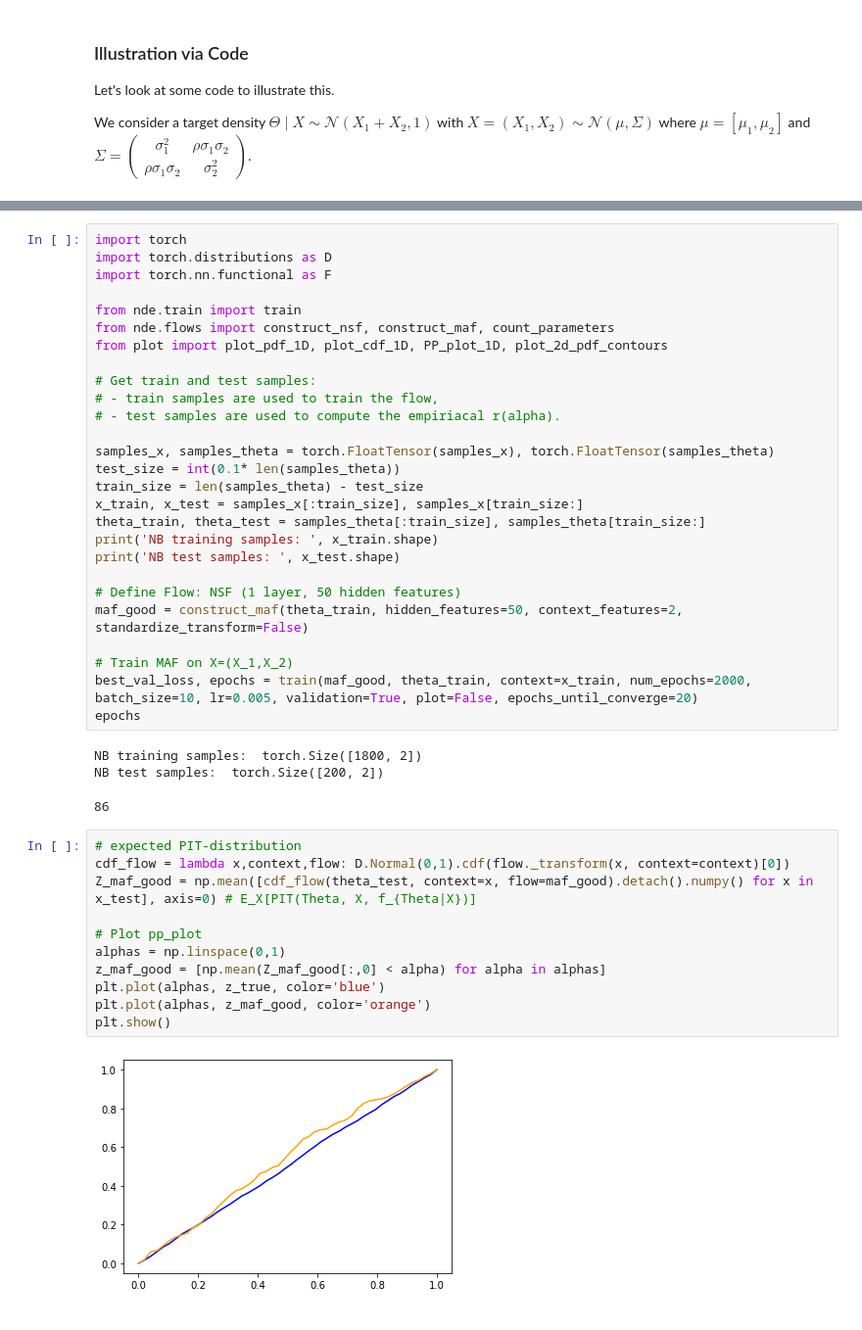
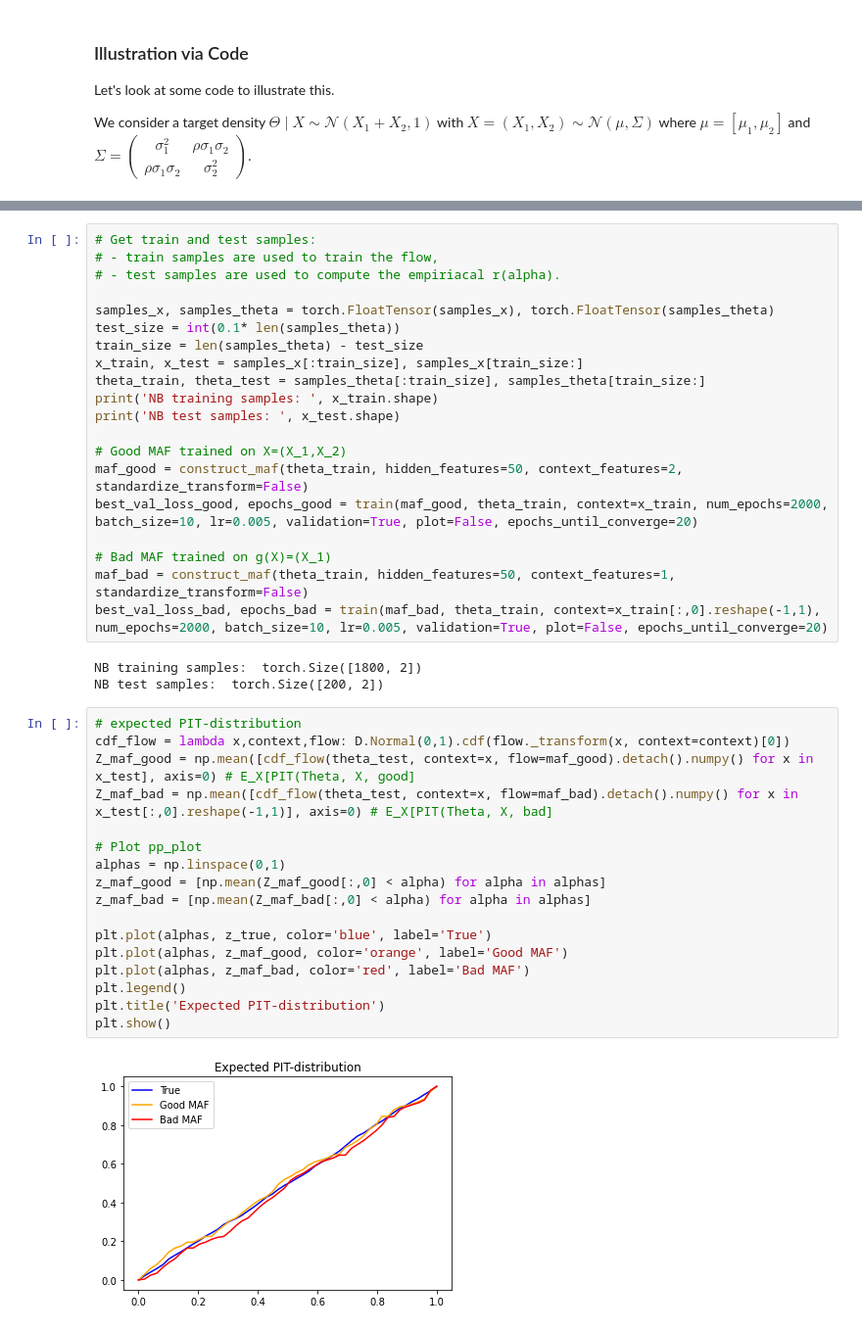
Before and after one commit to JuliaLinhart/valDiags_flows, a Jupyter notebook: PIT_for_ConditionalFlows.ipynb, the cells around one changed output, grey strips where cells are left out. Shown at 98% size. Cells and saved outputs as stored; diff of their text form.

Commit message:
consistency good vs. bad estimator

```diff
--- a/PIT_for_ConditionalFlows.ipynb
+++ b/PIT_for_ConditionalFlows.ipynb
@@ -98,12 +116,4 @@ plt.show()
 # %%
-import torch
-import torch.distributions as D
-import torch.nn.functional as F
-
-from nde.train import train
-from nde.flows import construct_nsf, construct_maf, count_parameters
-from plot import plot_pdf_1D, plot_cdf_1D, PP_plot_1D, plot_2d_pdf_contours
-
 # Get train and test samples:
 # - train samples are used to train the flow,
 # - test samples are used to compute the empiriacal r(alpha).
@@ -116,26 +126,32 @@ theta_train, theta_test = samples_theta[:train_size], samples_theta[train_size:]
 print('NB training samples: ', x_train.shape)
 print('NB test samples: ', x_test.shape)
 
-# Define Flow: NSF (1 layer, 50 hidden features)
+# Good MAF trained on X=(X_1,X_2)
 maf_good = construct_maf(theta_train, hidden_features=50, context_features=2, standardize_transform=False)
+best_val_loss_good, epochs_good = train(maf_good, theta_train, context=x_train, num_epochs=2000, batch_size=10, lr=0.005, validation=True, plot=False, epochs_until_converge=20)
 
-# Train MAF on X=(X_1,X_2)
-best_val_loss, epochs = train(maf_good, theta_train, context=x_train, num_epochs=2000, batch_size=10, lr=0.005, validation=True, plot=False, epochs_until_converge=20)
-epochs
+# Bad MAF trained on g(X)=(X_1)
+maf_bad = construct_maf(theta_train, hidden_features=50, context_features=1, standardize_transform=False)
+best_val_loss_bad, epochs_bad = train(maf_bad, theta_train, context=x_train[:,0].reshape(-1,1), num_epochs=2000, batch_size=10, lr=0.005, validation=True, plot=False, epochs_until_converge=20)
 # %% [output]
 NB training samples:  torch.Size([1800, 2])
 NB test samples:  torch.Size([200, 2])
-86
 # %%
 # expected PIT-distribution
 cdf_flow = lambda x,context,flow: D.Normal(0,1).cdf(flow._transform(x, context=context)[0])
-Z_maf_good = np.mean([cdf_flow(theta_test, context=x, flow=maf_good).detach().numpy() for x in x_test], axis=0) # E_X[PIT(Theta, X, f_{Theta|X})]
+Z_maf_good = np.mean([cdf_flow(theta_test, context=x, flow=maf_good).detach().numpy() for x in x_test], axis=0) # E_X[PIT(Theta, X, good]
+Z_maf_bad = np.mean([cdf_flow(theta_test, context=x, flow=maf_bad).detach().numpy() for x in x_test[:,0].reshape(-1,1)], axis=0) # E_X[PIT(Theta, X, bad]
 
 # Plot pp_plot
 alphas = np.linspace(0,1)
 z_maf_good = [np.mean(Z_maf_good[:,0] < alpha) for alpha in alphas]
-plt.plot(alphas, z_true, color='blue')
-plt.plot(alphas, z_maf_good, color='orange')
+z_maf_bad = [np.mean(Z_maf_bad[:,0] < alpha) for alpha in alphas]
+
+plt.plot(alphas, z_true, color='blue', label='True')
+plt.plot(alphas, z_maf_good, color='orange', label='Good MAF')
+plt.plot(alphas, z_maf_bad, color='red', label='Bad MAF')
+plt.legend()
+plt.title('Expected PIT-distribution')
 plt.show()
 # %% [output]
-[figure, old version]
+[figure, new version]
```
Also changed, not shown: parts of 12 cells of this notebook.
